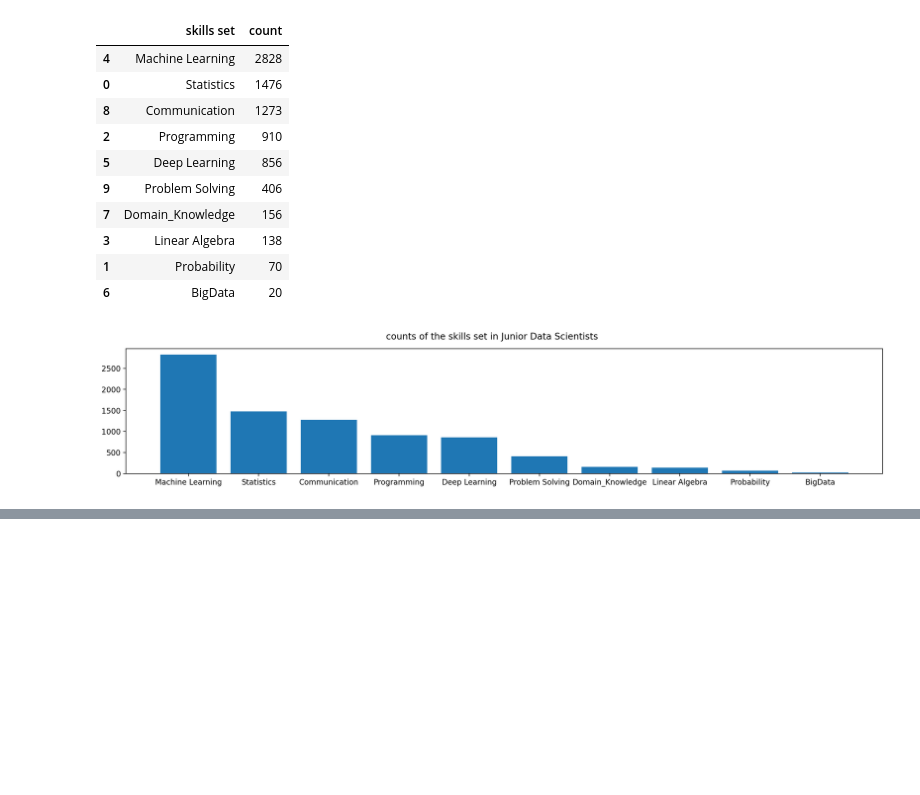
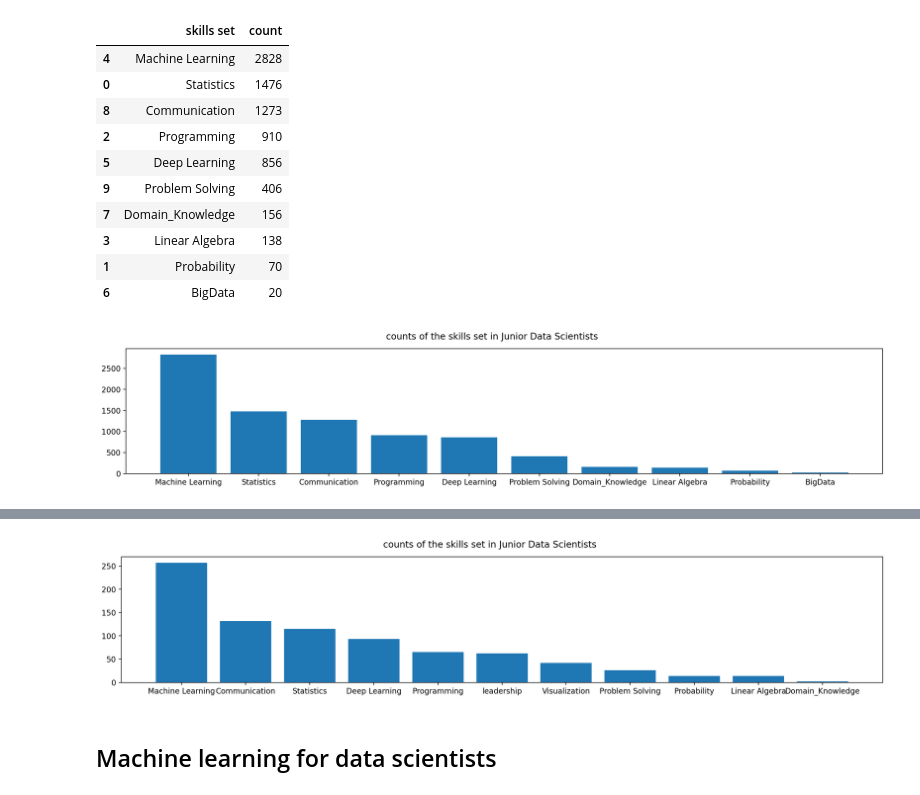
Before and after one commit to ericyang94/DS-Job-Analysis, a Jupyter notebook: Data_Analysis/Indeed_NLP_Analysis.ipynb, the cells around one changed output, grey strips where cells are left out. Saved outputs shown, nothing was run; the diff lists cells and outputs as text; code cells hidden in the pictures; blank space fills up the shorter version.

Commit message:
Added analysis of machine learning and degree qualifications

```diff
--- a/Data_Analysis/Indeed_NLP_Analysis.ipynb
+++ b/Data_Analysis/Indeed_NLP_Analysis.ipynb
@@ -626,0 +674,7 @@ plt.show()
+# %%
+df_skills = {'skills set':skill_name,
+        'count': skills_count}
+df_skills = pd.DataFrame(df_skills, columns = ['skills set', 'count'])
+df_skills_sr = df_skills.sort_values(by=['count'], ascending=False)
+df_skills_sr = df_skills_sr[df_skills_sr['count'] != 0]
+df_skills_sr
@@ -626,0 +694,13 @@ plt.show()
+# %%
+names = df_skills_sr['skills set']
+values = df_skills_sr['count']
+
+plt.figure(figsize=(18, 3))
+
+plt.bar(names,values)
+plt.suptitle('counts of the skills set in Junior Data Scientists')
+plt.show()
+# %% [output]
+[figure, added]
+# %% [markdown]
+## Machine learning for data scientists
```
Also changed, not shown: parts of 18 cells of this notebook, 1 other file.
